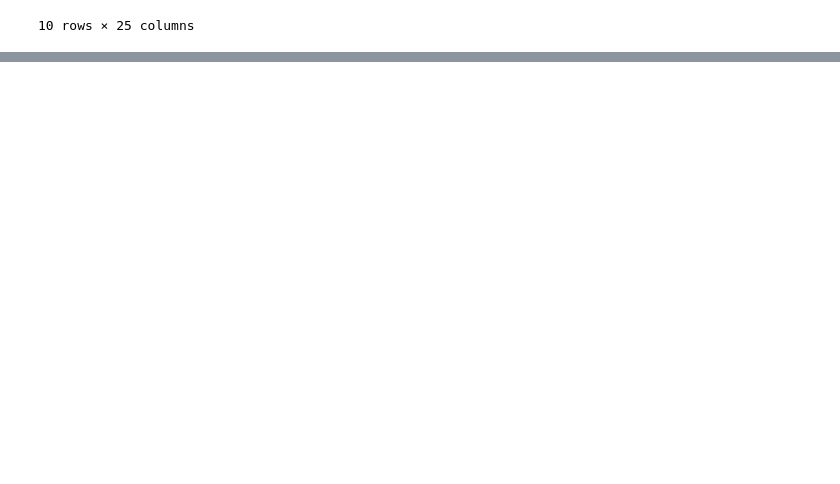
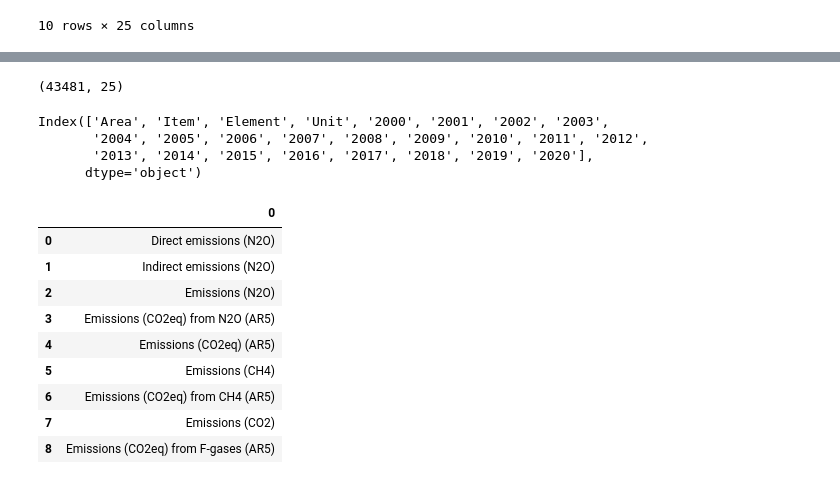
Before and after one commit to ashleyrabanales/rabanales_ML, a Jupyter notebook: Homework/midterm.ipynb, the cells around one changed output, grey strips where cells are left out. Cells and saved outputs as stored; diff of their text form; code cells hidden in the pictures; blank space fills up the shorter version.

```diff
--- a/Homework/midterm.ipynb
+++ b/Homework/midterm.ipynb
@@ -24,0 +75,26 @@ df.head(10)
+# %%
+df.shape
+# %% [output]
+(43481, 25)
+# %%
+# Applying PCA To the above given dataset
+df.columns
+# %% [output]
+Index(['Area', 'Item', 'Element', 'Unit', '2000', '2001', '2002', '2003',
+       '2004', '2005', '2006', '2007', '2008', '2009', '2010', '2011', '2012',
+       '2013', '2014', '2015', '2016', '2017', '2018', '2019', '2020'],
+      dtype='object')
+# %%
+# want to check the output of the type of emissions.
+pd.DataFrame(df['Element'].unique().tolist())
+# %% [output]
+|  | 0 |
+| 0 | Direct emissions (N2O) |
+| 1 | Indirect emissions (N2O) |
+| 2 | Emissions (N2O) |
+| 3 | Emissions (CO2eq) from N2O (AR5) |
+| 4 | Emissions (CO2eq) (AR5) |
+| 5 | Emissions (CH4) |
+| 6 | Emissions (CO2eq) from CH4 (AR5) |
+| 7 | Emissions (CO2) |
+| 8 | Emissions (CO2eq) from F-gases (AR5) |
```
Also changed, not shown: parts of 12 cells of this notebook, 2 other files.
